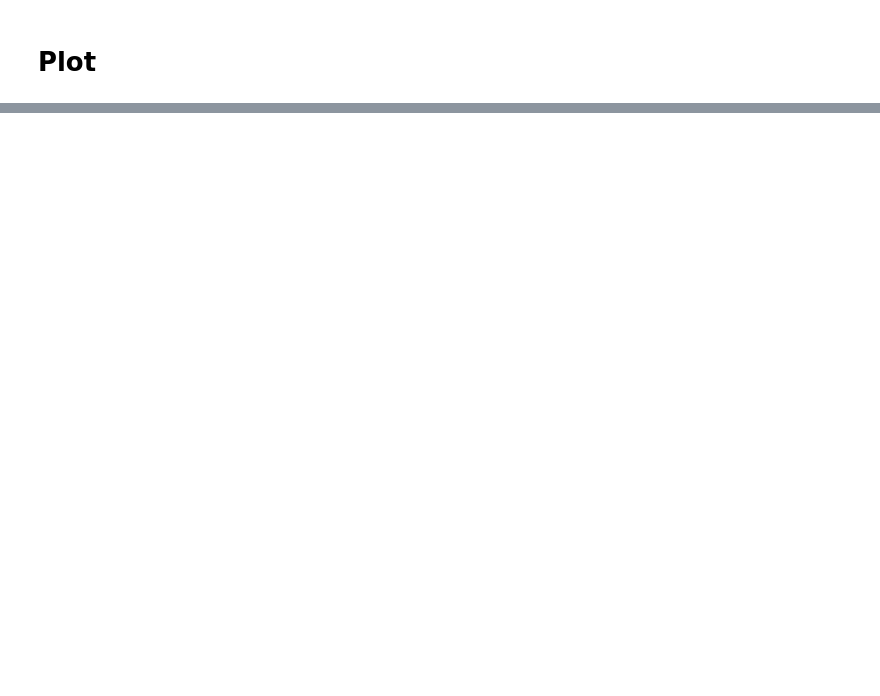
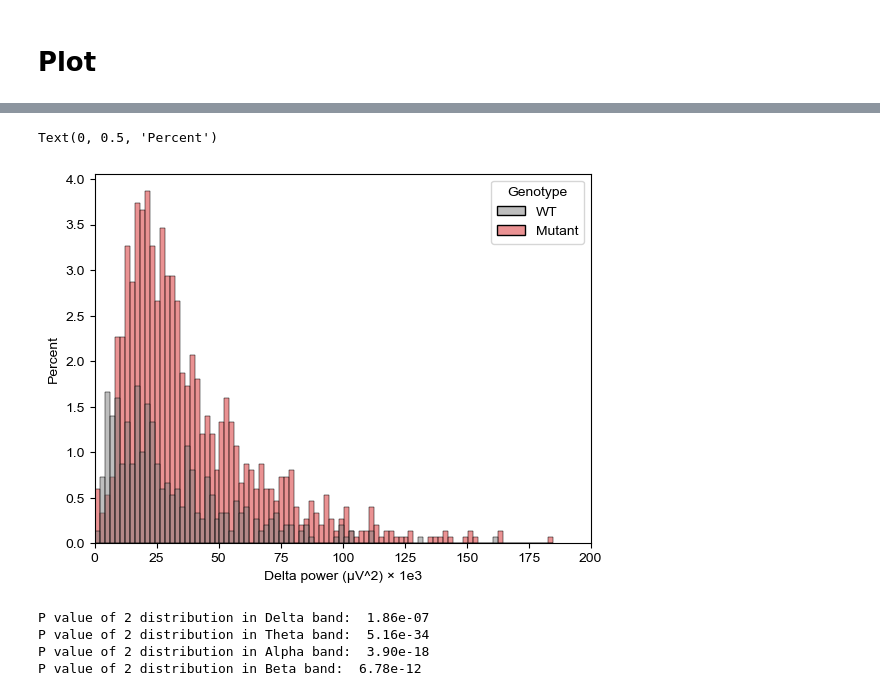
Before and after one commit to Puzzle-Li/as_monkey_eeg, a Jupyter notebook: multiple_session_stat.ipynb, the cells around one changed output, grey strips where cells are left out. Drawn from its saved outputs; the diff is of its cells as text; code cells hidden in the pictures; blank space fills up the shorter version.

```diff
--- a/multiple_session_stat.ipynb
+++ b/multiple_session_stat.ipynb
@@ -23,19 +26,22 @@ files = glob.glob(os.path.join(path_data, '**', 'raw.edf'), recursive=True)
 # %%
+df_power_epochs = pd.DataFrame()
+
 for file in files:
     animal, session = np.array(file.split('\\'))[[-3, -2]]
     raw = mne.io.read_raw_edf(file, preload=True, verbose=False)
+    group = df_info.loc[animal, 'Genotype']
 
     t = raw.times
     sf = raw.info['sfreq']
 
-    seg_duration = 3  # seconds
+    seg_duration = 10  # seconds
     n_seg = np.floor(t.shape[0] / sf / seg_duration) - 1  # assert number of seg more than time
 
     raw.crop(0, seg_duration * n_seg, include_tmax=False)
     raw.set_channel_types({'Loco': 'bio'})
     raw.notch_filter(np.arange(50, 100, 50))
 
-    eog_events = mne.preprocessing.find_eog_events(raw, ch_name='EEG')
+    eog_events = mne.preprocessing.find_eog_events(raw, ch_name='P4-M1')
     onsets = eog_events[:, 0] / raw.info["sfreq"] - 0.25
     durations = [0.5] * len(eog_events)
     descriptions = ["bad blink"] * len(eog_events)
@@ -43,7 +49,7 @@ for file in files:
         onsets, durations, descriptions, orig_time=raw.info["meas_date"]
     )
 
-    thr = 1.5
+    thr = 3
     annot_muscle, scores_muscle = mne.preprocessing.annotate_muscle_zscore(
         raw,
         ch_type='eeg',
@@ -54,11 +60,27 @@ for file in files:
 
     raw.set_annotations(raw.annotations + annot_blink + annot_muscle)
     epochs = mne.make_fixed_length_epochs(raw.copy().filter(1, 40), duration=seg_duration, preload=True)
-    epochs.drop_bad(flat=dict(eeg=5e-6), reject={'bio': 25e-6, 'eeg': 120e-6})
+    epochs.drop_bad(flat=dict(eeg=5e-6), reject={'bio': 5e-6, 'eeg': 200e-6})
 
-    ax = plt.figure(figsize=(5, 4))
-    epochs.plot_drop_log(show=False)
-    plt.show()
+    if len(epochs) == 0:
+        continue
+
+    power_epochs = epochs.compute_psd()
+    freqs = power_epochs.freqs
+    band_power = pd.DataFrame()
+    for power_epoch in power_epochs:
+        power = power_epoch.squeeze()
+
+        df = yasa.bandpower_from_psd(power, freqs, relative=False)
+        band_power = pd.concat([band_power, df])
+
+    band_power['Animal'] = animal
+    band_power['Genotype'] = group
+    df_power_epochs = pd.concat([df_power_epochs, band_power])
+
+    # ax = plt.figure(figsize=(5, 4))
+    # epochs.plot_drop_log(show=False)
+    # plt.show()
 
     raw_clean = raw.copy()
     raw_clean.filter(1, 40)
@@ -231,0 +275,27 @@ g.set_xlabels('')
+# %%
+df_power_epochs_plot = df_power_epochs.copy()
+df_power_epochs_plot['Delta'] = 1e9 * df_power_epochs_plot['Delta']
+# %%
+import seaborn as sns
+
+sns.histplot(data=df_power_epochs_plot, x='Delta', hue='Genotype', palette=['tab:gray', 'tab:red'],
+             hue_order=['WT', 'Mutant'], binwidth=2, stat='percent')
+plt.xlabel('Delta power (μV^2) × 1e3')
+plt.xlim(0, 200)
+plt.ylabel('Percent')
+# %% [output]
+Text(0, 0.5, 'Percent')
+[figure, added]
+# %%
+from scipy.stats import ks_2samp
+
+for band_name in band_names:
+    group_A = df_power_epochs_plot.loc[(df_power_epochs_plot['Genotype'] == 'WT'), band_name]
+    group_B = df_power_epochs_plot.loc[(df_power_epochs_plot['Genotype'] == 'Mutant'), band_name]
+    res = ks_2samp(group_A, group_B)
+    print(f'P value of 2 distribution in {band_name} band: {res.pvalue: .2e}')
+# %% [output]
+P value of 2 distribution in Delta band:  1.86e-07
+P value of 2 distribution in Theta band:  5.16e-34
+P value of 2 distribution in Alpha band:  3.90e-18
+P value of 2 distribution in Beta band:  6.78e-12
```
Also changed, not shown: parts of 10 cells of this notebook, 2 other files.
